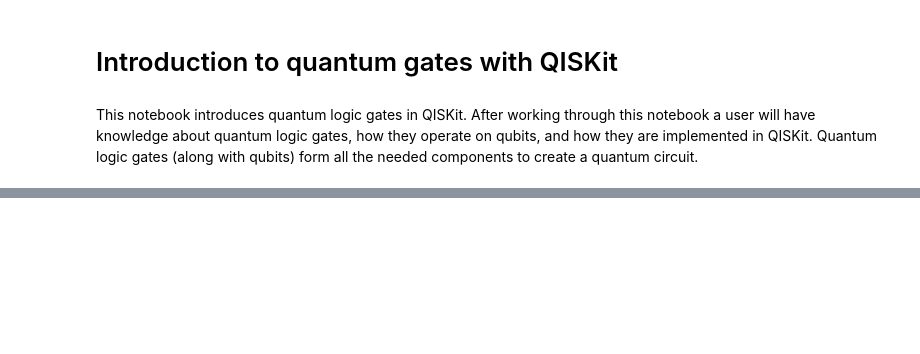
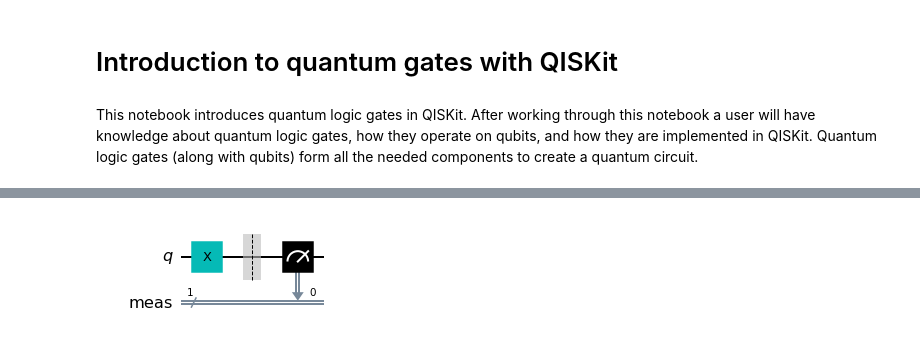
Before and after one commit to francis-newson-tessella/qiskit-2022, a Jupyter notebook: Notebooks/Quantum Gates.ipynb, the cells around one changed output, grey strips where cells are left out. Saved outputs shown, nothing was run; the diff lists cells and outputs as text; code cells hidden in the pictures; blank space fills up the shorter version.

```diff
--- a/Notebooks/Quantum Gates.ipynb
+++ b/Notebooks/Quantum Gates.ipynb
@@ -17,0 +44,7 @@ A high-level perspective of $2\times 2$ matrix-vector multiplication is that it
+# %%
+qc = QuantumCircuit(1)
+qc.x(0)
+qc.measure_all()
+qc.draw(output='mpl')
+# %% [output]
+[figure, added]
```
Also changed, not shown: parts of 11 cells of this notebook, 1 other file.
